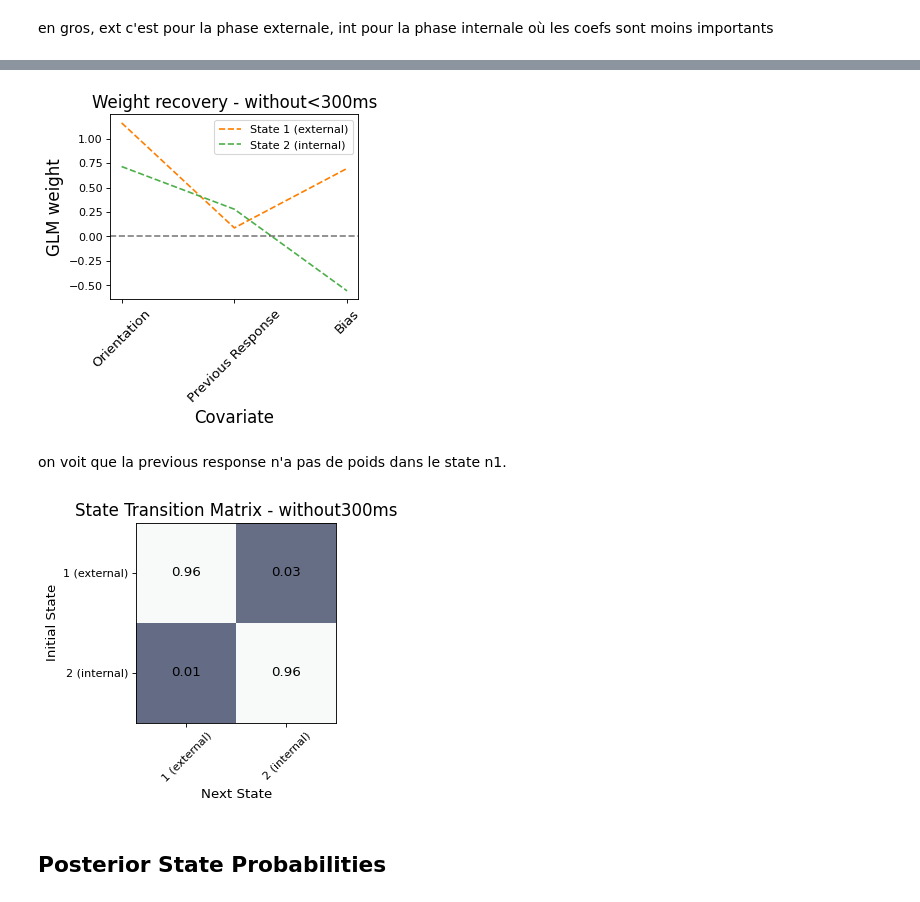
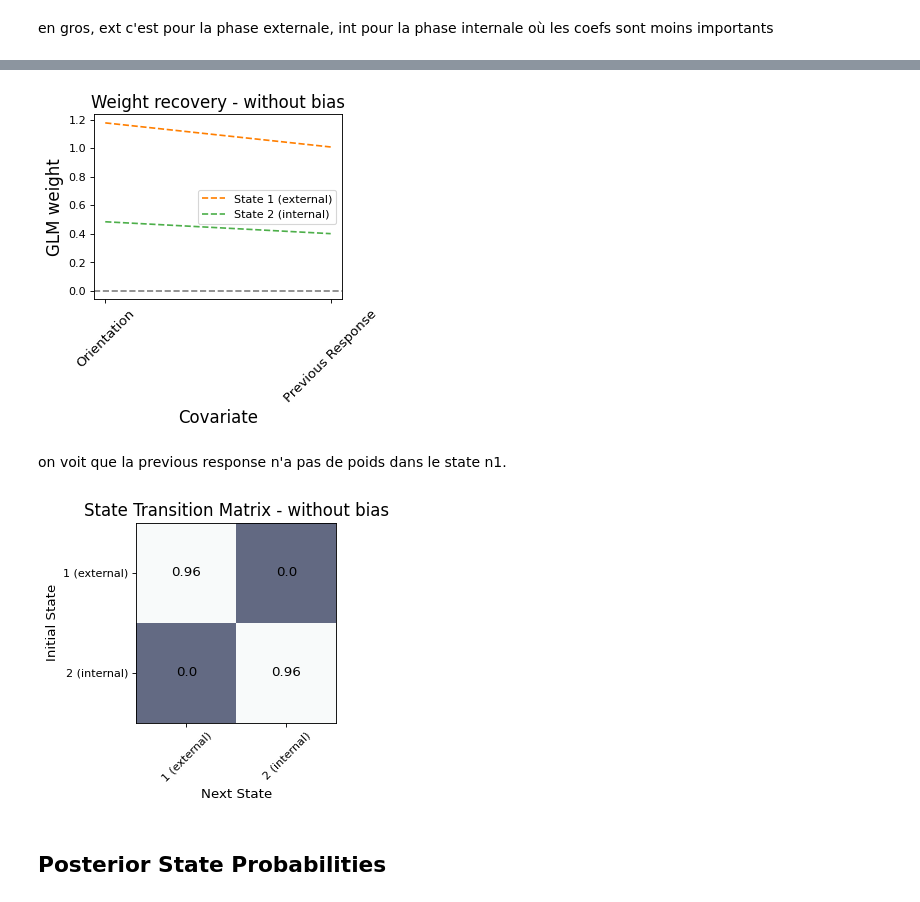
Before and after one commit to cocoltre/Visual-Perception, a Jupyter notebook: GLM_HMM_predictive_templates.ipynb, the cells around one changed output, grey strips where cells are left out. Cells and saved outputs as stored; diff of their text form; code cells hidden in the pictures.

```diff
--- a/GLM_HMM_predictive_templates.ipynb
+++ b/GLM_HMM_predictive_templates.ipynb
@@ -444,7 +445,7 @@ npr.seed(0)
 num_states =  2      # number of discrete states
 obs_dim = 1           # number of observed dimensions
 num_categories = 2    # number of categories for output
-input_dim = 3 #2      # input dimensions
+input_dim = 2 #3      # input dimensions #change_for_adding_bias
 
 N_iters = 500 # maximum number of EM iterations. Fitting with stop earlier if increase in LL is below tolerance specified by tolerance parameter
 # Make a GLM-HMM
@@ -453,8 +454,8 @@ prior_sigma = 10
 transition_alpha = 1
 
 n_iter = 10
-#parameters_ext_int = np.full([n_iter, 8], np.nan)
-parameters_ext_int = np.full([n_iter, 10], np.nan)
+parameters_ext_int = np.full([n_iter, 8], np.nan)
+#parameters_ext_int = np.full([n_iter, 10], np.nan) #change_for_adding_bias
 for idx in range(n_iter):
     print(idx)
     glmhmm = HMM(num_states, obs_dim, input_dim,
@@ -463,7 +464,7 @@ for idx in range(n_iter):
                         transitions="sticky",
                         transition_kwargs=dict(alpha=transition_alpha, kappa=0))
 
-    #glmhmm.observations.params =  np.tile(params_for_initalization, (num_states,1)).reshape(num_states, 1, 3)
+    #glmhmm.observations.params =  np.tile(params_for_initalization, (num_states,1)).reshape(num_states, 1, 2) #change_for_adding_bias #2->3
     _ = glmhmm.fit(choices, inputs=inpts, method="em", num_iters=N_iters, initialize = True, tolerance=10**-4, verbose = False)
 
     index_ext = np.argmax(np.concatenate(-glmhmm.observations.params)[:,0])
@@ -516,33 +515,33 @@ print(np.exp(df_two_state_init.mean()['orientation_int'])/np.exp(df_two_state_in
 # %%
-df_two_state_init = pd.read_csv(root_dir + '/HMM/without300ms/two_state_init_param.csv')
+df_two_state_init = pd.read_csv(root_dir + '/HMM/withoutbias/two_state_init_param.csv')
 param_init_ext_int = df_two_state_init.mean().values
 
-#recovered_weights = -param_init_ext_int[0:4].reshape(2,1,2)
-#recovered_trans_mat = np.exp(param_init_ext_int[4:8].reshape(2,2))
-recovered_weights = -param_init_ext_int[0:6].reshape(2,1,3)
-recovered_trans_mat = np.exp(param_init_ext_int[6:10].reshape(2,2))
+recovered_weights = -param_init_ext_int[0:4].reshape(2,1,2)
+recovered_trans_mat = np.exp(param_init_ext_int[4:8].reshape(2,2))
+#recovered_weights = -param_init_ext_int[0:6].reshape(2,1,3)         #change_for_adding_bias
+#recovered_trans_mat = np.exp(param_init_ext_int[6:10].reshape(2,2)) #change_for_adding_bias
 # %%
 fig = plt.figure(figsize=(4, 3), dpi=80, facecolor='w', edgecolor='k')
 cols = ['#ff7f00', '#4daf4a', '#377eb8',  '#8B0000', '#000000']
 for k in range(num_states):
     if k==0:
         plt.plot(range(input_dim), -recovered_weights[k][0], color=cols[k],
                      lw=1.5,  label = "State 1 (external)", linestyle = '--') #State 1 (70o-30pr)
     else:
         plt.plot(range(input_dim), -recovered_weights[k][0], color=cols[k],
                      lw=1.5,  label = 'State 2 (internal)', linestyle = '--') #State 2 (10o-90pr)
 plt.yticks(fontsize=10)
 plt.ylabel("GLM weight", fontsize=15)
 plt.xlabel("Covariate", fontsize=15)
-plt.xticks([0, 1, 2], ['Orientation', 'Previous Response', 'Bias'], fontsize=12, rotation=45)
-#plt.xticks([0, 1], ['Orientation', 'Previous Response'], fontsize=12, rotation=45)
+#plt.xticks([0, 1, 2], ['Orientation', 'Previous Response', 'Bias'], fontsize=12, rotation=45) #change_for_adding_bias
+plt.xticks([0, 1], ['Orientation', 'Previous Response'], fontsize=12, rotation=45)
 plt.axhline(y=0, color="k", alpha=0.5, ls="--")
 plt.legend()
-plt.title("Weight recovery - without<300ms", fontsize=15)
-plt.savefig(root_dir + '/plots/without300ms/weight_recovery_orientation.png', bbox_inches='tight')
+plt.title("Weight recovery - without bias", fontsize=15)
+plt.savefig(root_dir + '/plots/withoutbias/weight_recovery_orientation.png', bbox_inches='tight')
 plt.show()
 # %% [output]
-[figure, old version]
+[figure, new version]
 # %% [markdown]
 on voit que la previous response n'a pas de poids dans le state n1.
 # %%
@@ -558,12 +557,12 @@ plt.yticks(range(0, num_states), ('1 (external)', '2 (internal)'), fontsize=10)
 plt.ylim(num_states - 0.5, -0.5)
 plt.xlabel('Next State', fontsize=12)
 plt.ylabel('Initial State', fontsize=12)
-plt.title("State Transition Matrix - without300ms", fontsize = 15)
+plt.title("State Transition Matrix - without bias", fontsize = 15)
 plt.subplots_adjust(0, 0, 1, 1)
-plt.savefig(root_dir + '/plots/without300ms/transitions_orientation.png', bbox_inches='tight')
+plt.savefig(root_dir + '/plots/withoutbias/transitions_orientation.png', bbox_inches='tight')
 plt.show()
 # %% [output]
-[figure, old version]
+[figure, new version]
 # %% [markdown]
 ## Posterior State Probabilities
 # %% [markdown]
```
Also changed, not shown: parts of 20 cells of this notebook, 21 other files.
